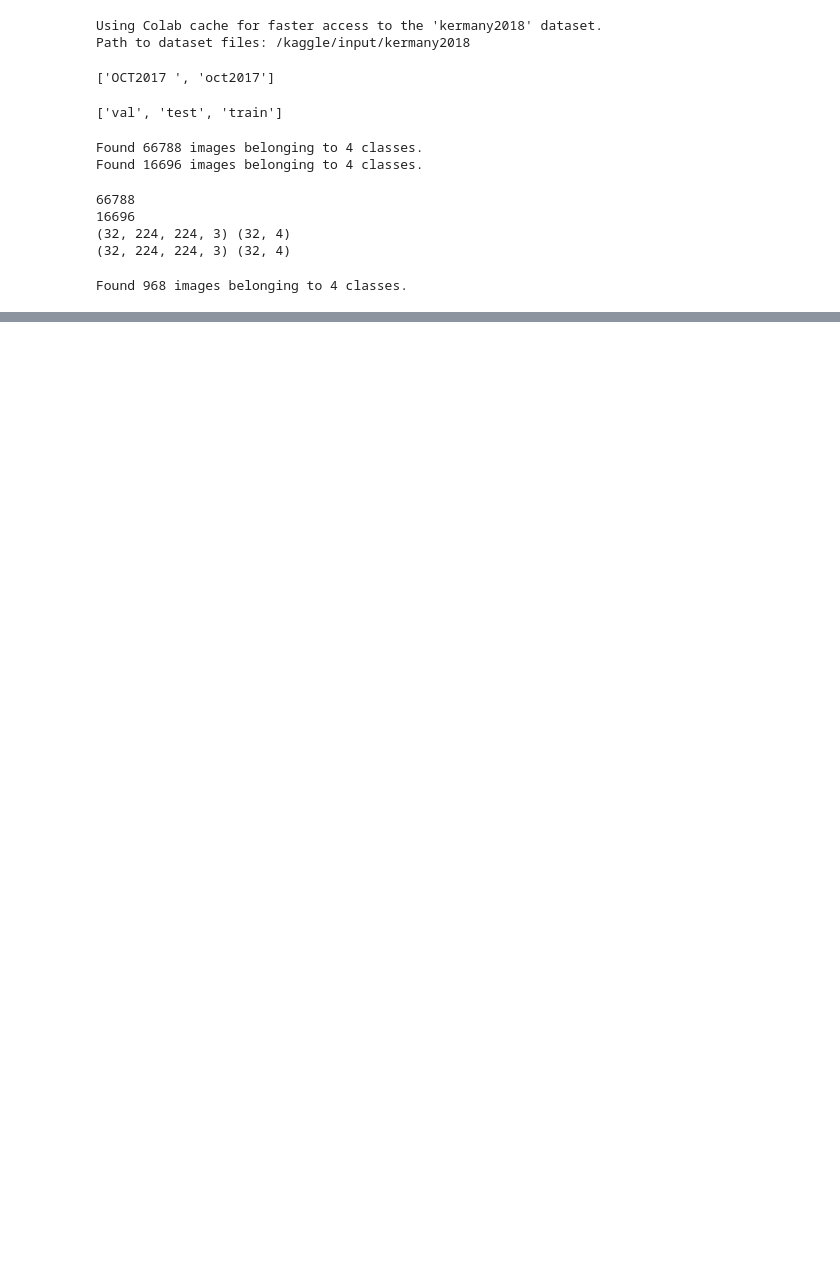
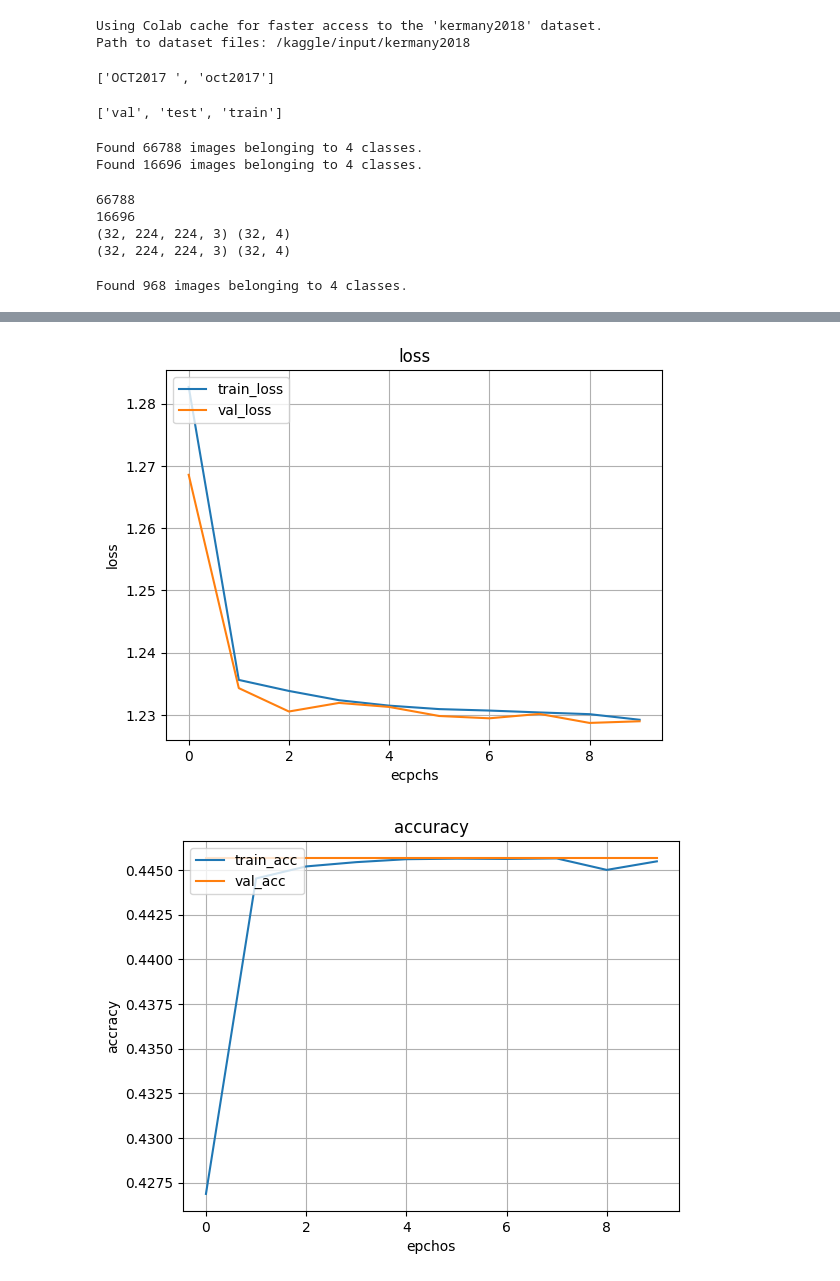
Before and after one commit to mohamed444gh/checkpoint_Dev, a Jupyter notebook: projet_final_CNN.ipynb, the cells around one changed output, grey strips where cells are left out. Cells and saved outputs as stored; diff of their text form; code cells hidden in the pictures; blank space fills up the shorter version.

```diff
--- a/projet_final_CNN.ipynb
+++ b/projet_final_CNN.ipynb
@@ -127,22 +152,25 @@ print("first loss : ",loss)
 # %%
 plt.figure()
 plt.plot(history.history["loss"],label="train_loss")
 plt.plot(history.history["val_loss"],label="val_loss")
 plt.legend(loc='upper left')
 plt.title("loss")
 plt.xlabel("ecpchs")
 plt.ylabel("loss")
 plt.grid()
 plt.show()
 plt.figure()
 plt.plot(history.history["accuracy"],label="train_acc")
-plt.plot(history.history["val_accracy"],label="val_acc")
+plt.plot(history.history["val_accuracy"],label="val_acc")
 plt.legend(loc="upper left")
 plt.title("accuracy")
 plt.xlabel("epchos")
 plt.ylabel("accracy")
 plt.grid()
 plt.show()
+# %% [output]
+[figure, added]
+[figure, added]
 # %%
 for lay in model.layers:
   lay.trainable=True
```
Also changed, not shown: parts of 5 cells of this notebook.
